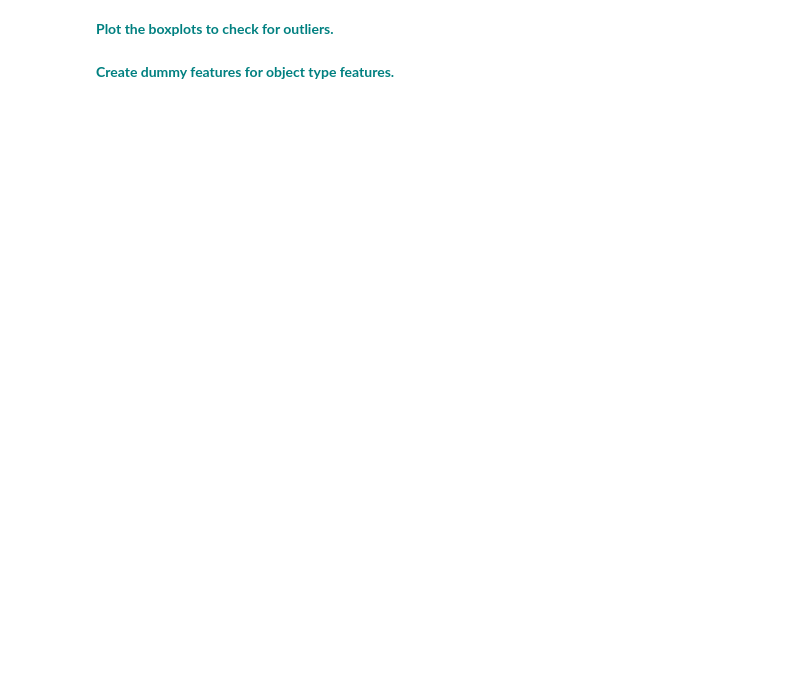
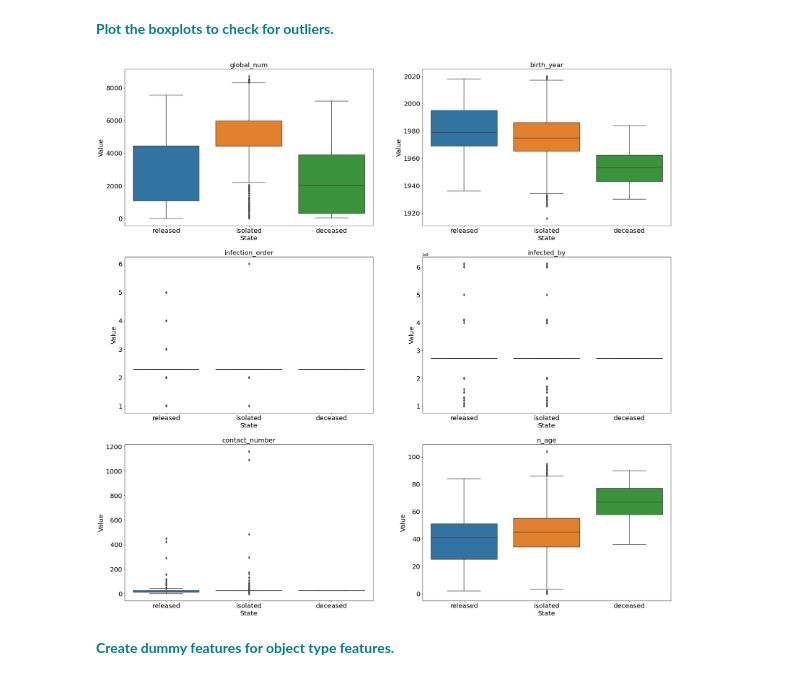
Before and after one commit to minglwu427/springboard_MW, a Jupyter notebook: Unit_14_Supervised_Learning/RandomForest Covid Case Study/RandomForest_casestudy_covid19.ipynb, the cells around one changed output. Saved outputs shown, nothing was run; the diff lists cells and outputs as text; code cells hidden in the pictures; blank space fills up the shorter version.

```diff
--- a/Unit_14_Supervised_Learning/RandomForest Covid Case Study/RandomForest_casestudy_covid19.ipynb
+++ b/Unit_14_Supervised_Learning/RandomForest Covid Case Study/RandomForest_casestudy_covid19.ipynb
@@ -76,2 +105,5 @@ df.state.value_counts()
 # %% [markdown]
  **<font color='teal'> Create a new column named 'n_age' which is the calculated age based on the birth year column.</font>**
+# %%
+df['n_age'] = 2020 - df['birth_year']
+df['n_age']
@@ -84,2 +170,7 @@ df.info()
 # %% [markdown]
  **<font color='teal'> Fill the 'disease' missing values with 0 and remap the True values to 1.</font>**
+# %%
+df.disease.unique()
+df['disease'] = df.disease.replace(np.nan, 0)
+df['disease'] = df.disease.replace(True, 1)
+df.disease.unique()
@@ -86,2 +179,5 @@ df.info()
 # %% [markdown]
  **<font color='teal'> Fill null values in the following columns with their mean: 'global_number','birth_year','infection_order','infected_by'and 'contact_number'</font>**
+# %%
+df = df.fillna(df.mean()[['global_num', 'birth_year', 'infection_order','infected_by', 'contact_number']])
+df
@@ -88,4 +198,8 @@ df.info()
 # %% [markdown]
  **<font color='teal'> Fill the rest of the missing values with any method.</font>**
+# %%
+df['n_age'] = 2020 - df['birth_year']
+df['n_age']
+df = df.fillna(method = 'ffill')
 # %% [markdown]
  **<font color='teal'> Check for any remaining null values.</font>**
@@ -127,4 +349,15 @@ vn
 # %% [markdown]
 **<font color='teal'> Plot the boxplots to check for outliers. </font>**
+# %%
+_ = plt.subplots(3, 2, figsize = (30,30))
+for idx, column_name in enumerate(df.select_dtypes(include=['float']).columns):
+    _ = plt.subplot(3, 2, idx+1)
+    _ = sns.boxplot(y = column_name, x = 'state',data=df)
+    _ = plt.title(column_name, fontsize = 20)
+    _ = plt.ylabel('Value', fontsize = 20)
+    _ = plt.xlabel('State', fontsize = 20)
+    _ = plt.tick_params(labelsize = 20)
+# %% [output]
+[figure, added]
 # %% [markdown]
 **<font color='teal'> Create dummy features for object type features. </font>**
```
Also changed, not shown: parts of 24 cells of this notebook, 16 other files.
